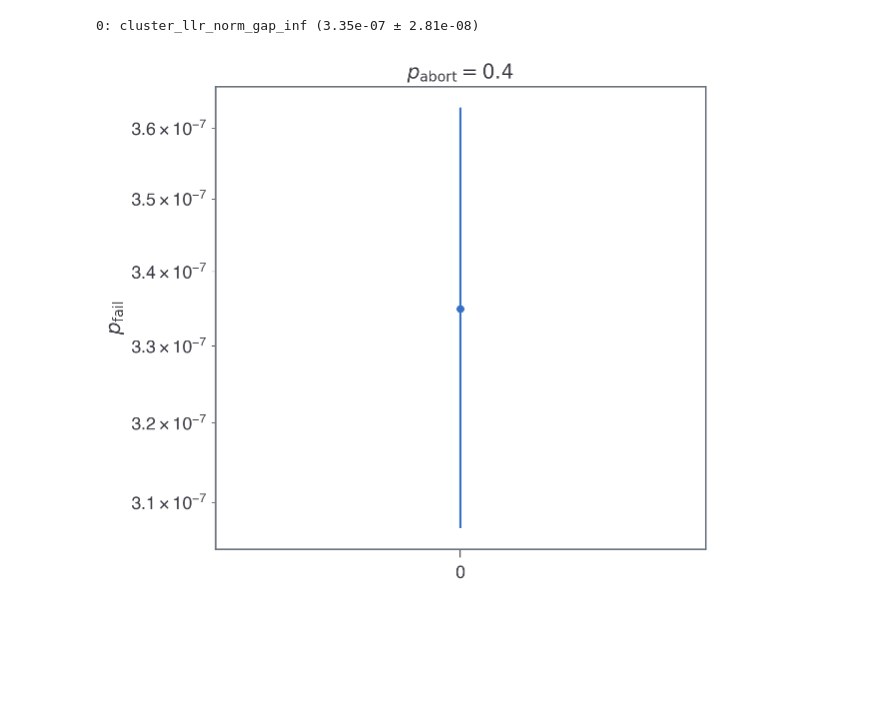
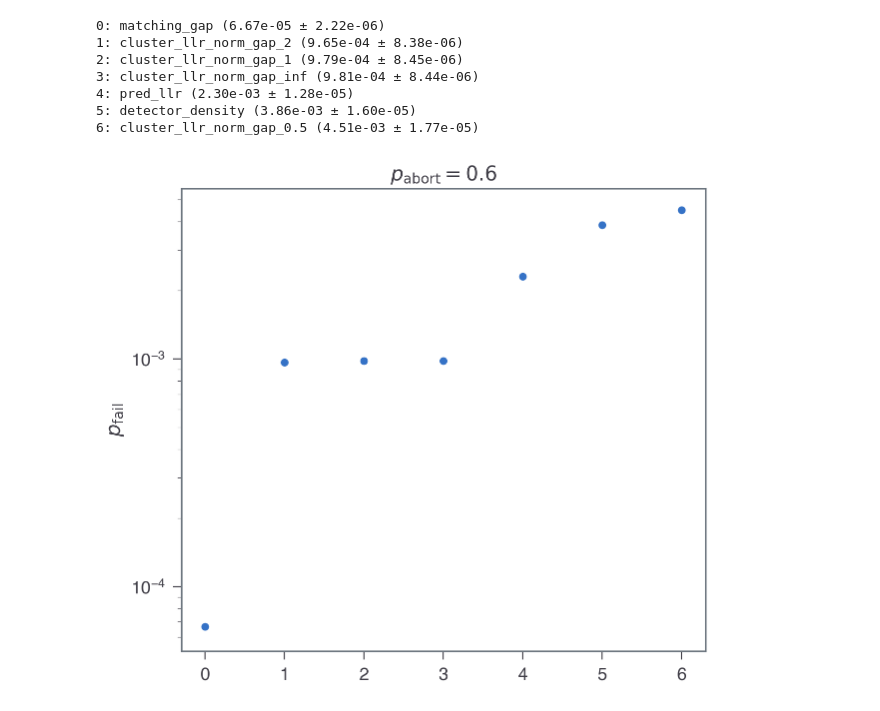
Before and after one commit to seokhyung-lee/ldpc-post-selection, a Jupyter notebook: simulations/analysis/surface_code_analysis.ipynb, the cells around one changed output. Drawn from its saved outputs; the diff is of its cells as text; code cells hidden in the pictures; blank space fills up the shorter version.

```diff
--- a/simulations/analysis/surface_code_analysis.ipynb
+++ b/simulations/analysis/surface_code_analysis.ipynb
@@ -134,19 +58,4 @@ norm_order = inf
-# %%
-from simulation_data_utils import get_df_ps
-
-df_ps_dict = {}
-for by, (df_agg, ascending_confidence) in df_agg_dict.items():
-    df_ps = get_df_ps(df_agg, ascending_confidence=ascending_confidence)
-    df_ps_dict[by] = df_ps
-# %%
-def error_band_plot(x, y, delta_y, ax=None, color=None, alpha=0.3, **kwargs):
-    if ax is None:
-        ax = plt.gca()
-    ax.plot(x, y, color=color, **kwargs)
-    ax.fill_between(
-        x,
-        y - delta_y,
-        y + delta_y,
-        alpha=alpha,
-        color=color,
-    )
+# %%
+from plotting_helpers import load_ps_data
+
+df_ps_dict = load_ps_data("surface")
@@ -152,0 +64,8 @@ def error_band_plot(x, y, delta_y, ax=None, color=None, alpha=0.3, **kwargs):
+# %%
+from plotting_helpers import take_best_by_from_df_ps_dict
+
+df_ps_best = take_best_by_from_df_ps_dict(
+    df_ps_dict,
+    exclude=(lambda by: "matching" in by or by in {"pred_llr", "detector_density"}),
+    use_pfail_upper=False,
+)
@@ -196,42 +258,48 @@ fig.tight_layout()
 # %%
-target = 0.4
+target = 0.6
 bys, y_vals, y_errs = [], [], []
 
 for by, (p_abort, p_fail, delta_p_fail) in data_plots.items():
-    idx = np.where(p_abort <= target)[0]
-    if len(idx):
-        sel = idx[-1]
+    ind = np.where(p_abort <= target)[0]
+    if len(ind):
+        sel = ind[-1]
     else:
         sel = 0
     bys.append(by)
     y_vals.append(p_fail[sel])
     y_errs.append(delta_p_fail[sel])
 
 sort_inds = np.argsort(y_vals)
 by_sorted = [bys[i] for i in sort_inds]
 y_vals_sorted = [y_vals[i] for i in sort_inds]
 y_errs_sorted = [y_errs[i] for i in sort_inds]
 
 for i, by in enumerate(by_sorted):
     print(f"{i}: {by} ({y_vals_sorted[i]:.2e} ± {y_errs_sorted[i]:.2e})")
 
 x_pos = np.arange(len(bys))
 
 plt.errorbar(
     x_pos,
     y_vals_sorted,
     yerr=y_errs_sorted,
     fmt="o",
     capsize=5,
     lw=1.5,
     markeredgecolor="k",
 )
 plt.title(rf"$p_\mathrm{{abort}} = {target}$")
 plt.xticks(x_pos, x_pos)
 plt.ylabel(r"$p_{\mathrm{fail}}$")
 plt.yscale("log")
 plt.tight_layout()
 plt.show()
 # %% [output]
-0: cluster_llr_norm_gap_inf (3.35e-07 ± 2.81e-08)
+0: matching_gap (6.67e-05 ± 2.22e-06)
+1: cluster_llr_norm_gap_2 (9.65e-04 ± 8.38e-06)
+2: cluster_llr_norm_gap_1 (9.79e-04 ± 8.45e-06)
+3: cluster_llr_norm_gap_inf (9.81e-04 ± 8.44e-06)
+4: pred_llr (2.30e-03 ± 1.28e-05)
+5: detector_density (3.86e-03 ± 1.60e-05)
+6: cluster_llr_norm_gap_0.5 (4.51e-03 ± 1.77e-05)
-[figure, old version]
+[figure, new version]
```
Also changed, not shown: parts of 14 cells of this notebook, 23 other files.
